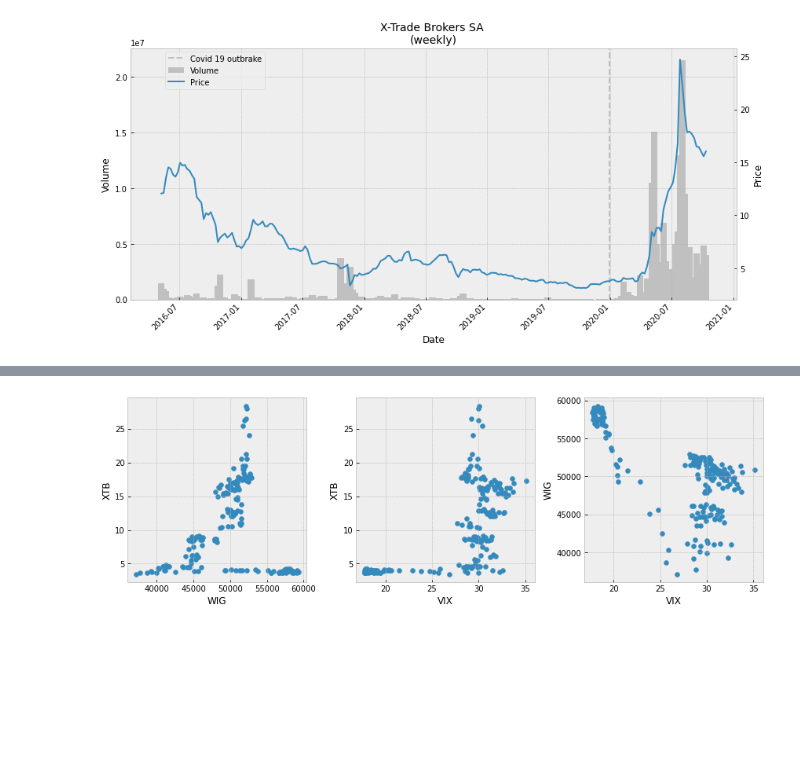
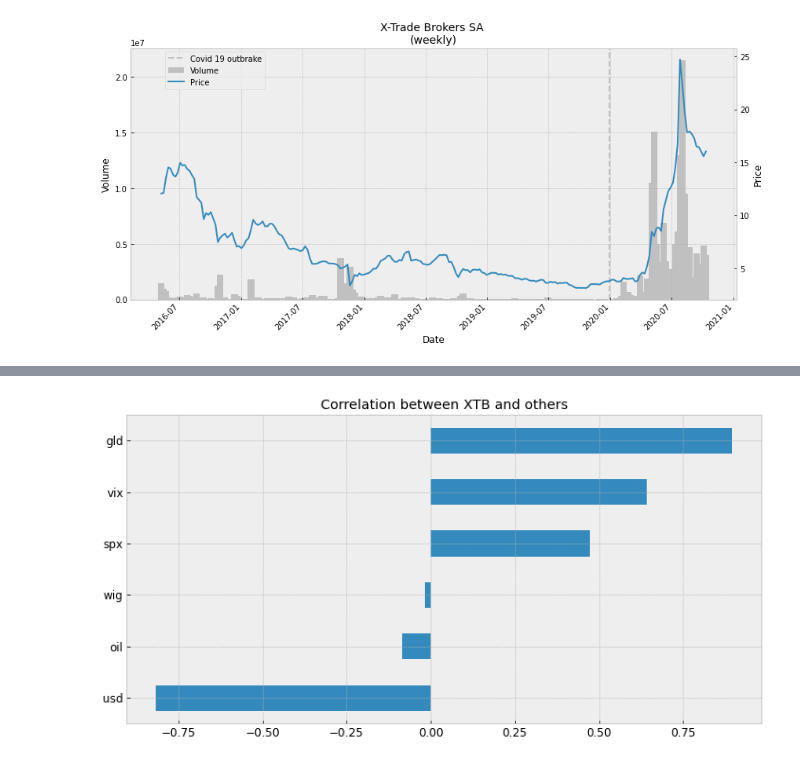
Before and after one commit to JetBlack101/stock-price-forecasting, a Jupyter notebook: simple stock price prediction.ipynb, the cells around one changed output, grey strips where cells are left out. Saved outputs shown, nothing was run; the diff lists cells and outputs as text; code cells hidden in the pictures; blank space fills up the shorter version.

```diff
--- a/simple stock price prediction.ipynb
+++ b/simple stock price prediction.ipynb
@@ -63,14 +83,10 @@ dataset.corr()
-# %%
-fig, ax = plt.subplots(nrows=1, ncols=3, figsize=(12,4))
-
-ax[0].scatter(x=dataset.wig.values, y=dataset.xtb.values)
-ax[0].set(xlabel="WIG", ylabel="XTB")
-ax[1].scatter(x=dataset.vix.values, y=dataset.xtb.values)
-ax[1].set(xlabel="VIX", ylabel="XTB")
-ax[2].scatter(x=dataset.vix.values, y=dataset.wig.values)
-ax[2].set(xlabel="VIX", ylabel="WIG")
-
-plt.tight_layout()
-plt.show()
-# %% [output]
-[figure, removed]
+# %%
+# Correlation between variables
+cor = dataset.corr()
+cor.xtb.sort_values(ascending=True)[:-1].plot(kind="barh",
+                                         figsize=(12,6),
+                                         title="Correlation between XTB and others",
+                                         fontsize=12)
+plt.show()
+# %% [output]
+[figure, added]
```
Also changed, not shown: parts of 25 cells of this notebook.
